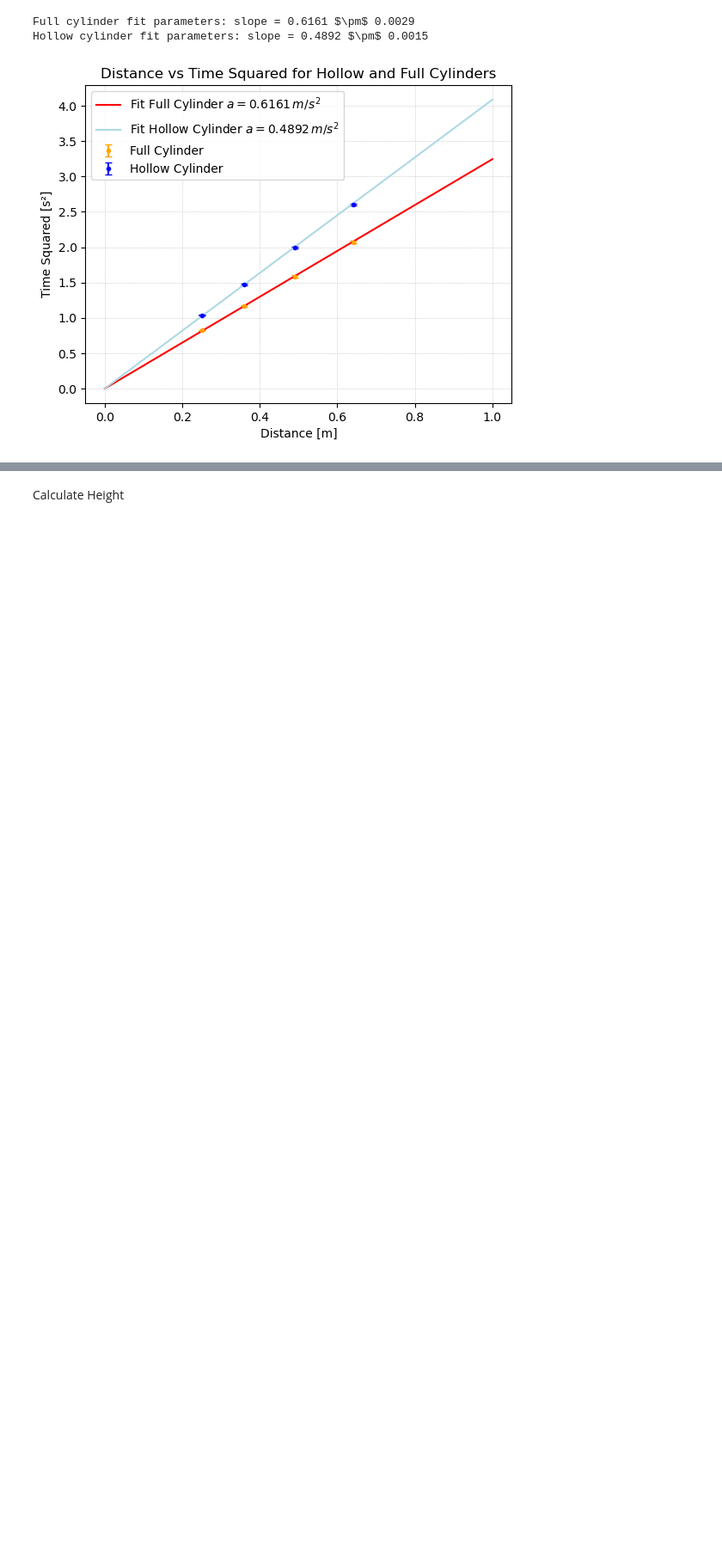
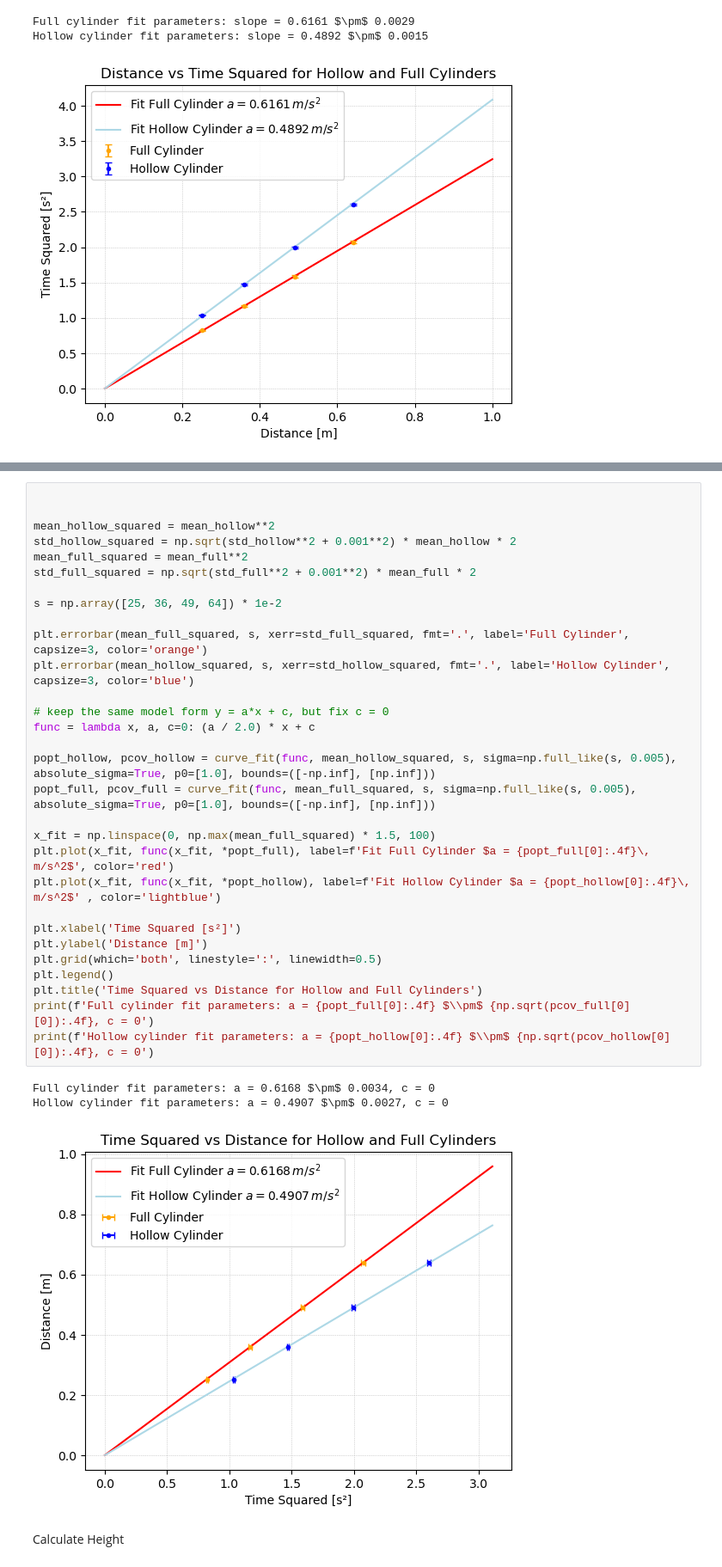
Before and after one commit to IchKaueHolz/PAP1, a Jupyter notebook: Versuch 15/Auswertung/code/V15.ipynb, the cells around one changed output, grey strips where cells are left out. Shown at 86% size. Cells and saved outputs as stored; diff of their text form; blank space fills up the shorter version.

```diff
--- a/Versuch 15/Auswertung/code/V15.ipynb
+++ b/Versuch 15/Auswertung/code/V15.ipynb
@@ -207,3 +209,37 @@ Hollow cylinder fit parameters: slope = 0.4892 $\pm$ 0.0015
+# %%
+
+
+mean_hollow_squared = mean_hollow**2
+std_hollow_squared = np.sqrt(std_hollow**2 + 0.001**2) * mean_hollow * 2
+mean_full_squared = mean_full**2
+std_full_squared = np.sqrt(std_full**2 + 0.001**2) * mean_full * 2
+
+s = np.array([25, 36, 49, 64]) * 1e-2
+
+plt.errorbar(mean_full_squared, s, xerr=std_full_squared, fmt='.', label='Full Cylinder', capsize=3, color='orange')
+plt.errorbar(mean_hollow_squared, s, xerr=std_hollow_squared, fmt='.', label='Hollow Cylinder', capsize=3, color='blue')
+
+# keep the same model form y = a*x + c, but fix c = 0
+func = lambda x, a, c=0: (a / 2.0) * x + c
+
+popt_hollow, pcov_hollow = curve_fit(func, mean_hollow_squared, s, sigma=np.full_like(s, 0.005), absolute_sigma=True, p0=[1.0], bounds=([-np.inf], [np.inf]))
+popt_full, pcov_full = curve_fit(func, mean_full_squared, s, sigma=np.full_like(s, 0.005), absolute_sigma=True, p0=[1.0], bounds=([-np.inf], [np.inf]))
+
+x_fit = np.linspace(0, np.max(mean_full_squared) * 1.5, 100)
+plt.plot(x_fit, func(x_fit, *popt_full), label=f'Fit Full Cylinder $a = {popt_full[0]:.4f}\, m/s^2$', color='red')
+plt.plot(x_fit, func(x_fit, *popt_hollow), label=f'Fit Hollow Cylinder $a = {popt_hollow[0]:.4f}\, m/s^2$' , color='lightblue')
+
+plt.xlabel('Time Squared [s²]')
+plt.ylabel('Distance [m]')
+plt.grid(which='both', linestyle=':', linewidth=0.5)
+plt.legend()
+plt.title('Time Squared vs Distance for Hollow and Full Cylinders')
+print(f'Full cylinder fit parameters: a = {popt_full[0]:.4f} $\\pm$ {np.sqrt(pcov_full[0][0]):.4f}, c = 0')
+print(f'Hollow cylinder fit parameters: a = {popt_hollow[0]:.4f} $\\pm$ {np.sqrt(pcov_hollow[0][0]):.4f}, c = 0')
+# %% [output]
+Full cylinder fit parameters: a = 0.6168 $\pm$ 0.0034, c = 0
+Hollow cylinder fit parameters: a = 0.4907 $\pm$ 0.0027, c = 0
+[figure, added]
 # %% [markdown]
 Calculate Height
 # %%
```
Also changed, not shown: parts of 6 cells of this notebook, 3 other files.
